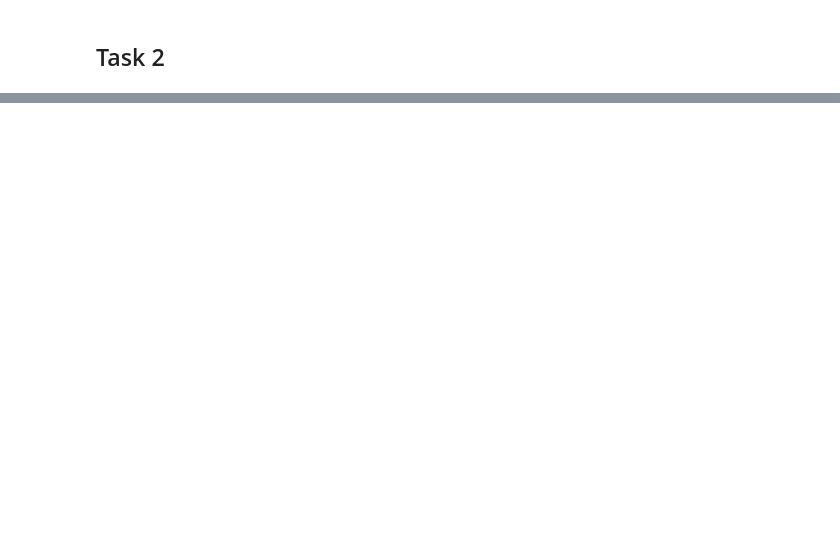
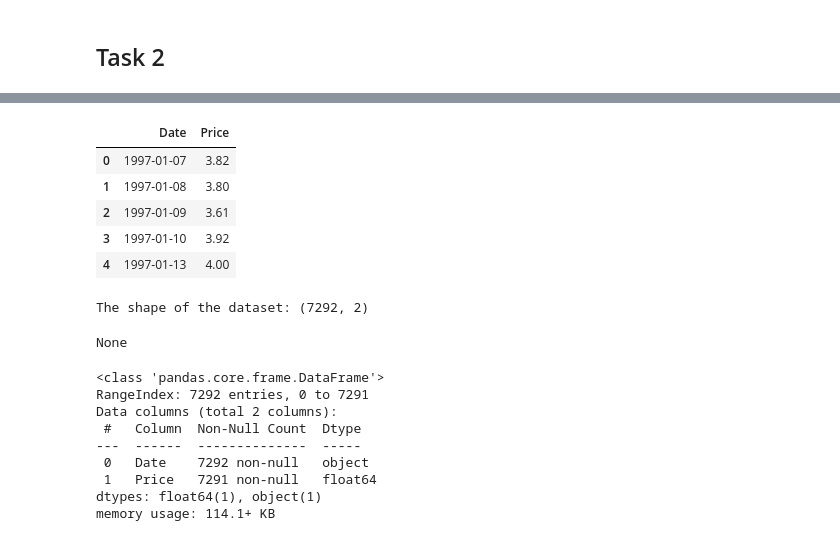
Before and after one commit to Hugo-huy2004/COMP1844_Information_Analysis_and_Visualisation, a Jupyter notebook: lab3.ipynb, the cells around one changed output, grey strips where cells are left out. Saved outputs shown, nothing was run; the diff lists cells and outputs as text; code cells hidden in the pictures; blank space fills up the shorter version.

```diff
--- a/lab3.ipynb
+++ b/lab3.ipynb
@@ -49,9 +105,44 @@ Document any issues found in the dataset:
 # %%
-# Task 3: Your code here
-# 3.1 Load Dataset
+import pandas as pd
+import matplotlib.pyplot as plt
 
-# 3.2 EDA
+df = pd.read_csv('daily.csv')
+display(df.head())
+display(print("The shape of the dataset:",df.shape))
+df.info()
+df.describe()
+df.isnull().sum()
 
-# 3.3 Visualisation
+plt.plot(df['Date'], df['Price'])
+plt.xlabel('Date')
+plt.ylabel('Price')
+plt.show()
 
-# 3.4 Document Issues Found
+df['Price'].hist(bins=20)
+plt.show()
+
+df['Price'].plot.box()
+plt.show()
+
+print("The dataset contains 7292 rows and 2 columns.")
+print("The Price column has 1 missing value.")
+print("The Date column is stored as an object instead of datetime.")
+print("No duplicate.")
+# %% [output]
+|  | Date | Price |
+| 0 | 1997-01-07 | 3.82 |
+| 1 | 1997-01-08 | 3.80 |
+| 2 | 1997-01-09 | 3.61 |
+| 3 | 1997-01-10 | 3.92 |
+| 4 | 1997-01-13 | 4.00 |
+The shape of the dataset: (7292, 2)
+None
+<class 'pandas.core.frame.DataFrame'>
+RangeIndex: 7292 entries, 0 to 7291
+Data columns (total 2 columns):
+ #   Column  Non-Null Count  Dtype
+---  ------  --------------  -----
+ 0   Date    7292 non-null   object
+ 1   Price   7291 non-null   float64
+dtypes: float64(1), object(1)
+memory usage: 114.1+ KB
```
Also changed, not shown: parts of 4 cells of this notebook, 1 other file.
